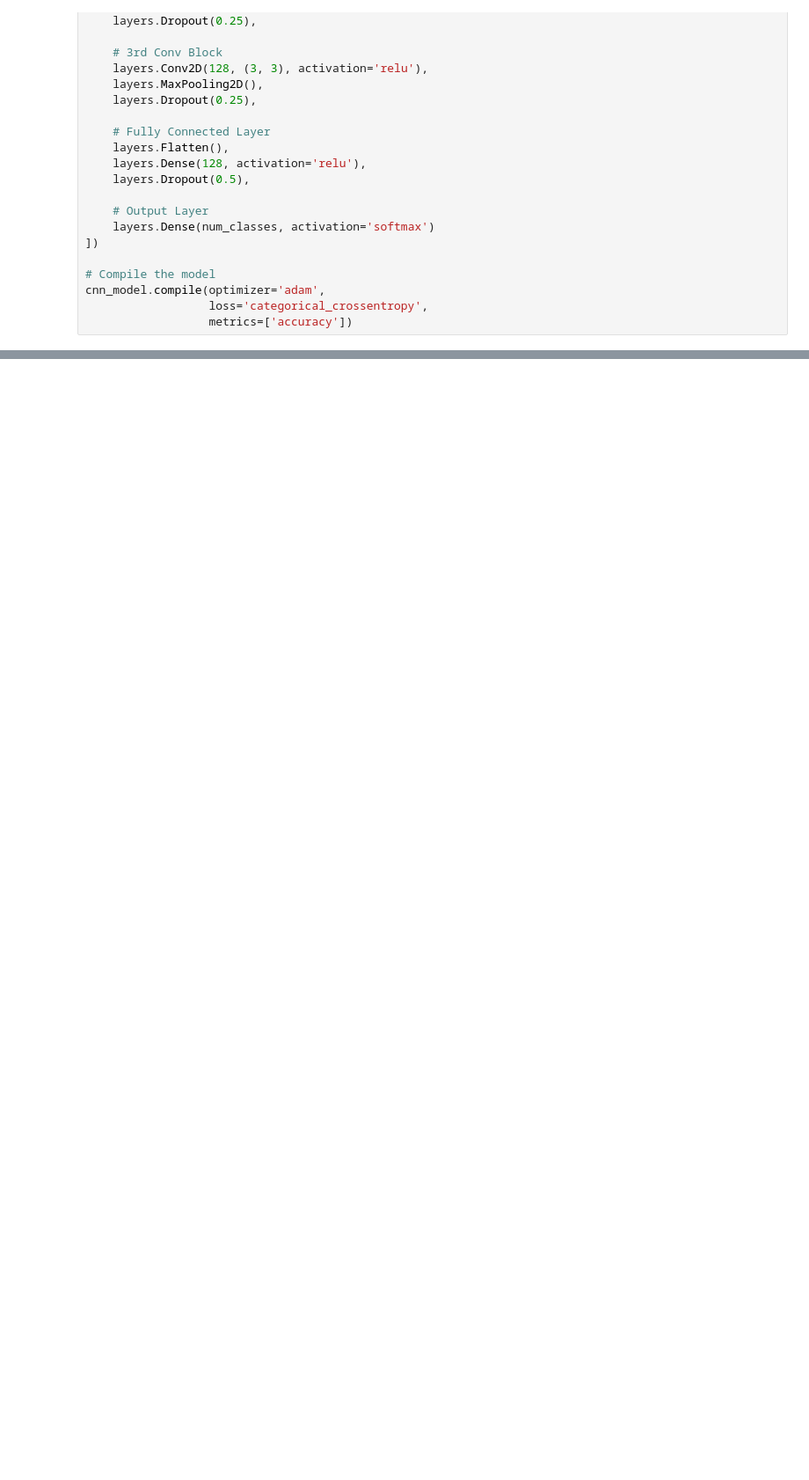
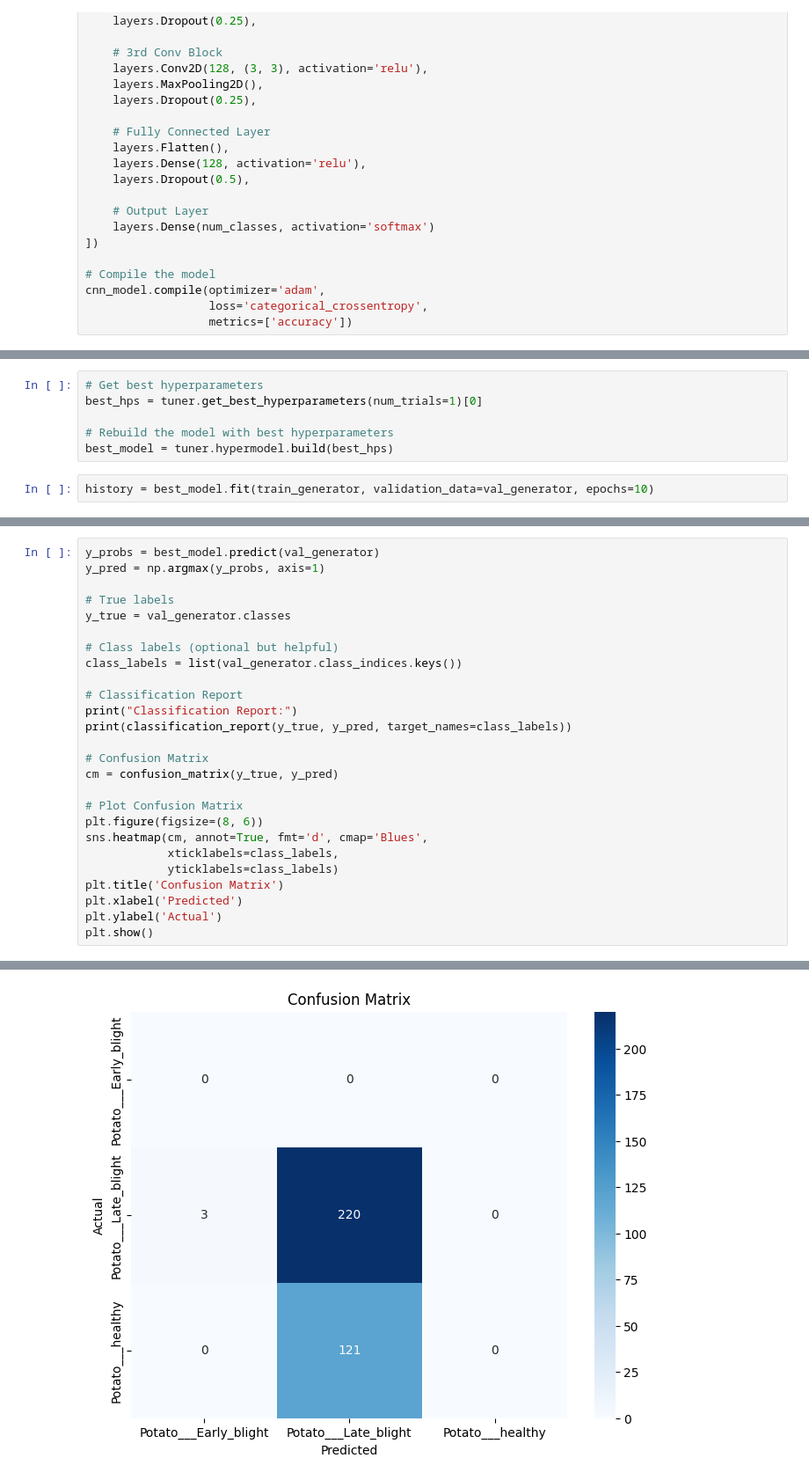
Before and after one commit to ranjuadhikari14/Potato_Disease_Detection, a Jupyter notebook: potato_project.ipynb, the cells around one changed output, grey strips where cells are left out. Shown at 88% size. Saved outputs shown, nothing was run; the diff lists cells and outputs as text; blank space fills up the shorter version.

```diff
--- a/potato_project.ipynb
+++ b/potato_project.ipynb
@@ -376,0 +533,8 @@ Potato___Early_blight       0.83      1.00      0.91       200
+# %%
+# Get best hyperparameters
+best_hps = tuner.get_best_hyperparameters(num_trials=1)[0]
+
+# Rebuild the model with best hyperparameters
+best_model = tuner.hypermodel.build(best_hps)
+# %%
+history = best_model.fit(train_generator, validation_data=val_generator, epochs=10)
@@ -376,0 +562,27 @@ Potato___Early_blight       0.83      1.00      0.91       200
+# %%
+y_probs = best_model.predict(val_generator)
+y_pred = np.argmax(y_probs, axis=1)
+
+# True labels
+y_true = val_generator.classes
+
+# Class labels (optional but helpful)
+class_labels = list(val_generator.class_indices.keys())
+
+# Classification Report
+print("Classification Report:")
+print(classification_report(y_true, y_pred, target_names=class_labels))
+
+# Confusion Matrix
+cm = confusion_matrix(y_true, y_pred)
+
+# Plot Confusion Matrix
+plt.figure(figsize=(8, 6))
+sns.heatmap(cm, annot=True, fmt='d', cmap='Blues',
+            xticklabels=class_labels,
+            yticklabels=class_labels)
+plt.title('Confusion Matrix')
+plt.xlabel('Predicted')
+plt.ylabel('Actual')
+plt.show()
+# %% [output]
@@ -376,0 +600 @@ Potato___Early_blight       0.83      1.00      0.91       200
+[figure, added]
```
Also changed, not shown: parts of 23 cells of this notebook.
